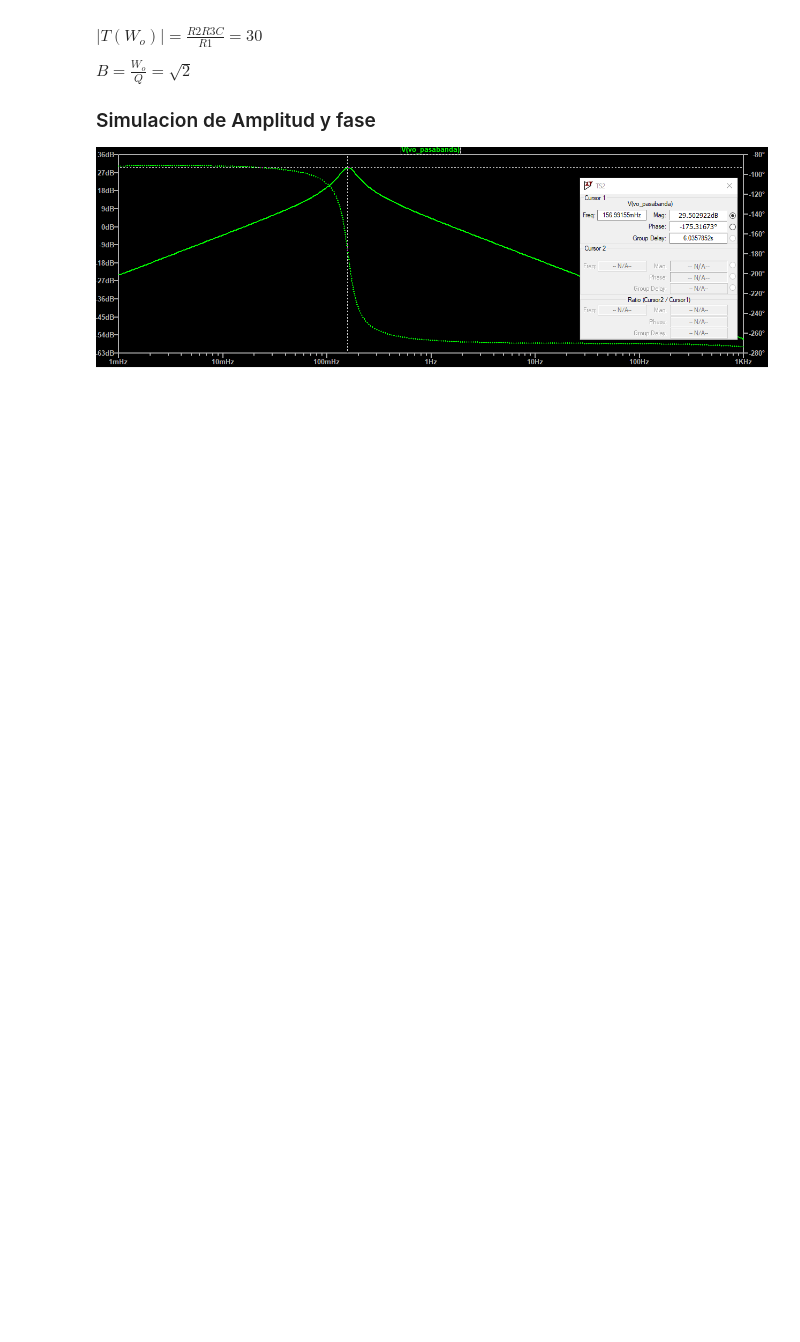
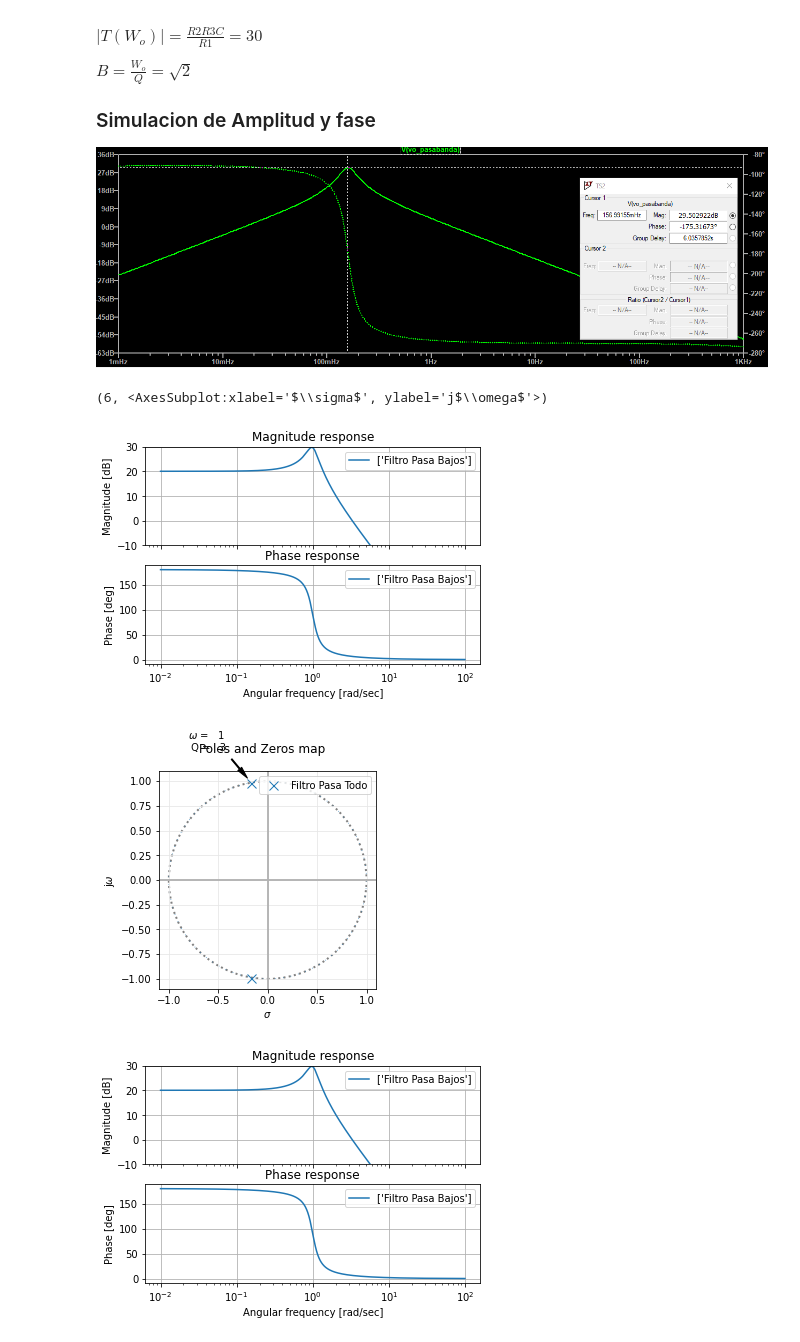
Before and after one commit to Joaquin-Pineiro/TC2Repo, a Jupyter notebook: Tareas Semanales/Tarea Semanal 2/TS N°2.ipynb, the cells around one changed output. Saved outputs shown, nothing was run; the diff lists cells and outputs as text; code cells hidden in the pictures; blank space fills up the shorter version.

```diff
--- a/Tareas Semanales/Tarea Semanal 2/TS N°2.ipynb
+++ b/Tareas Semanales/Tarea Semanal 2/TS N°2.ipynb
@@ -50,3 +50,73 @@ $B = \frac{W_o}{Q} = \sqrt{2}$
 
 ### Simulacion de Amplitud y fase
 ![image-2.png](attachment:image-2.png)
+# %%
+import numpy as np
+
+import matplotlib.pyplot as plt
+
+from scipy import signal as sig
+from splane import pzmap, bodePlot
+
+
+C = 10e-6
+R1=10e3
+R2 = 300e3
+R3 = 100e3
+
+w0 = 1/(C*R3)
+
+
+num = np.array([-R3/R1  * w0**2])
+den = np.array([1,1/(C*R2),w0**2])
+
+
+
+T = sig.TransferFunction(num , den)
+
+
+plt.close('all')
+
+bodePlot(T,[-2,2],[30,-10], 'none', 'none', 'Filtro Pasa Bajos', 1000 )
+pzmap(T,True, 'Filtro Pasa Todo', 'none', 'none')
+
+##TRANSFERENCIA NORMALIZADA
+Omega_z=R3
+Omega_w=w0
+R1_n=R1/Omega_z
+R2_n = R2/Omega_z
+R3_n=R3/Omega_z
+C_n=C*Omega_z*Omega_w
+
+
+
+num_n = np.array([-1/R1_n])
+den_n = np.array([1,1/(R2_n),1])
+
+T_n = sig.TransferFunction(num_n , den_n)
+
+
+bodePlot(T,[-2,2],[30,-10], 'none', 'none', 'Filtro Pasa Bajos', 1000 )
+pzmap(T_n,True, 'Filtro Pasa Todo Normalizado', 'none', 'none')
+
+
+##TRANSFERENCIA Butterworth con epsilon=1 (WB = W0)
+
+R2=70e3
+num_b = np.array([-R3/R1  * w0**2])
+den_b = np.array([1,1/(C*R2),w0**2])
+
+
+
+T_b = sig.TransferFunction(num_b , den_b)
+
+
+
+
+bodePlot(T_b,[-2,2],[30,-10], 'none', 'none', 'Filtro Pasa Bajos ButterWorth', 1000 )
+pzmap(T_b,True, 'Filtro Pasa Todo ButterWorth', 'none', 'none')
+# %% [output]
+(6, <AxesSubplot:xlabel='$\\sigma$', ylabel='j$\\omega$'>)
+[figure, added]
+[figure, added]
+[figure, added]
```
Also changed, not shown: parts of 1 cell of this notebook, 1 other file.
